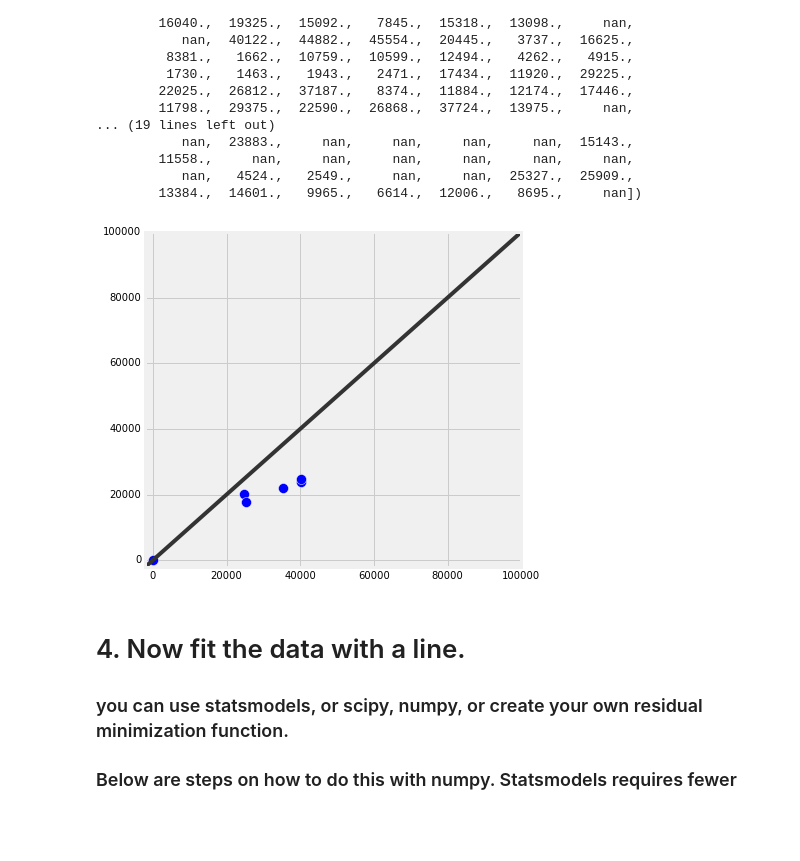
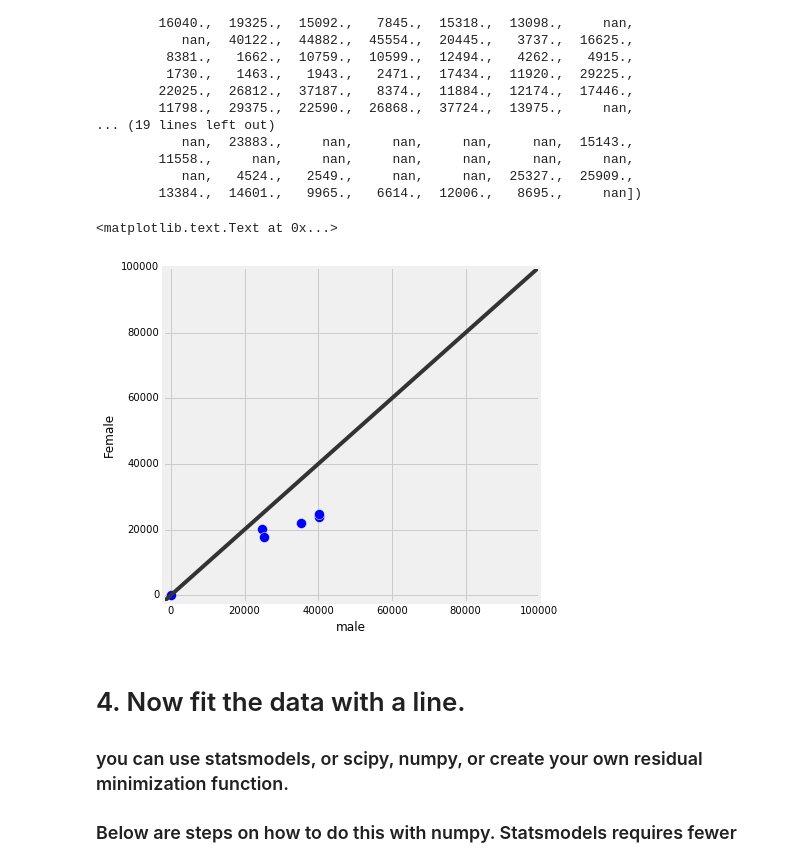
Before and after one commit to Henrilin28/PUI2016_chl557, a Jupyter notebook: HW5_chl557/Assignment2.ipynb, the cells around one changed output. Cells and saved outputs as stored; diff of their text form; code cells hidden in the pictures; blank space fills up the shorter version.

```diff
--- a/HW5_chl557/genderIncomeBias.ipynb
+++ b/HW5_chl557/Assignment2.ipynb
@@ -301,31 +301,34 @@ pd.tools.plotting._ge
 # %%
 all_males=np.array([0., allmales['1_1']['Median income'][1],
                     allmales['1_4']['Median income'][1],
                     allmales['1_6']['Median income'][1],
                      allmales['1_8']['Median income'][1],
                     allmales['1_9']['Median income'][1]])
 
 all_females=np.array([0.] + [allfemales[k]['Median income'][1] \
                              for k in ['1_1', '1_4', '1_6',
                                      '1_8','1_9']])
 ##plotting the Total median incame by race
 ##pl.scatter...
 f, ax = plt.subplots(figsize=(6, 6))
 colors = pd.tools.plotting._get_standard_colors(len(all_females), color_type='default')
 mask = ~(np.isnan(all_males) + np.isnan(all_females))
 ax.scatter(x=all_males, y=all_females,s=100)
 ax.set_color_cycle(colors)
 ax.margins(0.05)
 # for i in range(1,10):
 #     if i in [1,4,6,8,9]:
 #         name="1_{}".format(i)
 #         ax.plot(allmales[name]['Median income'][1], all_females[name]['Median income'][1], marker='o', linestyle='', ms=25, label=name)
 # ax.legend(numpoints=1, loc='upper left')
 ax.set_xlim([-2000,100000])
 ax.set_ylim([-2000,100000])
 diag_line, = ax.plot(ax.get_xlim(), ax.get_ylim(), ls="-", c=".2")
+plt.xlabel("male")
+plt.ylabel("Female")
 # %% [output]
+<matplotlib.text.Text at 0x...>
-[figure, old version]
+[figure, new version]
 # %% [markdown]
 # 4. Now fit the data with a line.
 ### you can use statsmodels, or scipy, numpy, or create your own residual minimization function.
```
Also changed, not shown: parts of 8 cells of this notebook.
